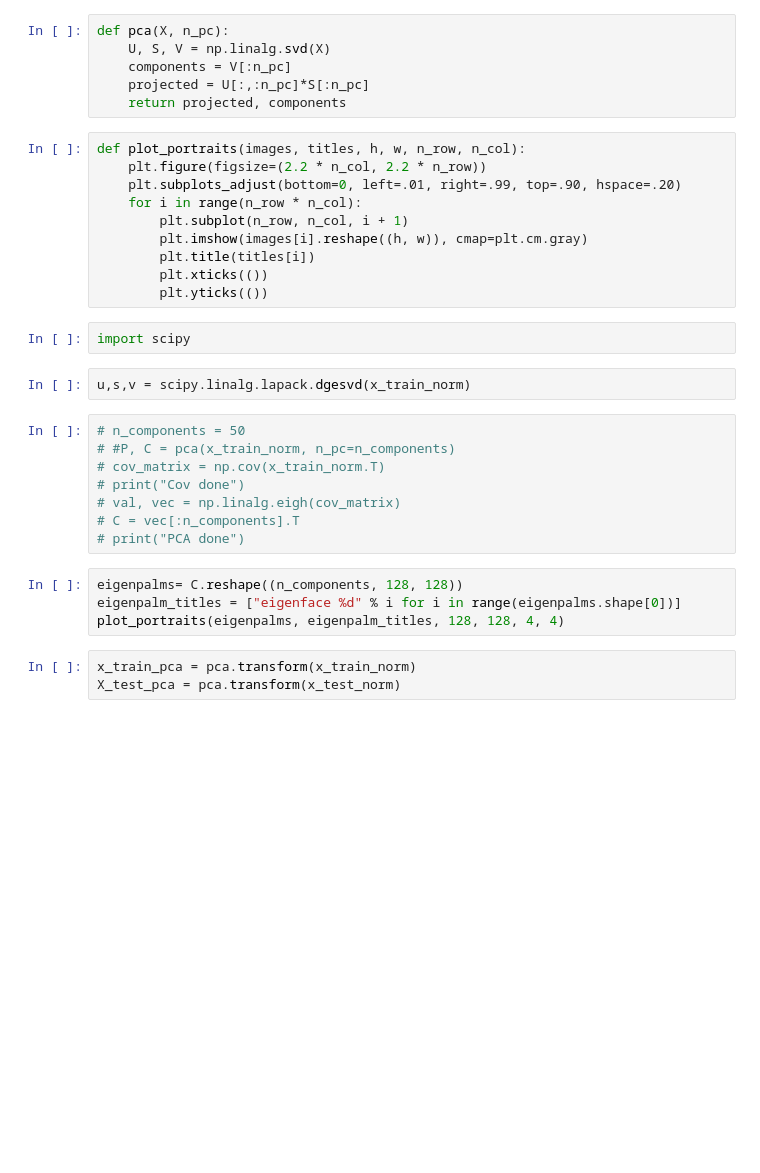
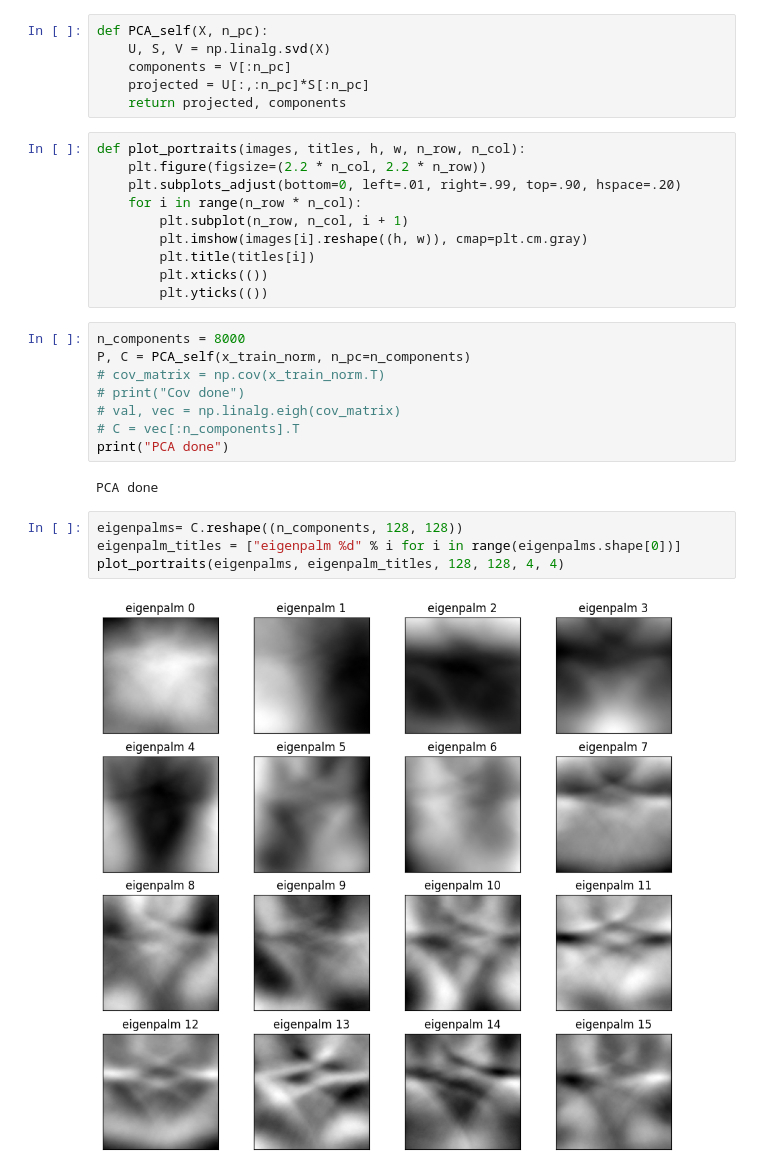
Before and after one commit to user3984/palmprint-verification, a Jupyter notebook: eigen_palm.ipynb, the cells around one changed output. Saved outputs shown, nothing was run; the diff lists cells and outputs as text; blank space fills up the shorter version.

```diff
--- a/eigen_palm.ipynb
+++ b/eigen_palm.ipynb
@@ -48,7 +48,7 @@ mean = np.mean(x_train,0)
 x_train_norm = x_train - mean[np.newaxis,:]
 x_test_norm = x_test - mean[np.newaxis,:]
 # %%
-def pca(X, n_pc):
+def PCA_self(X, n_pc):
     U, S, V = np.linalg.svd(X)
     components = V[:n_pc]
     projected = U[:,:n_pc]*S[:n_pc]
@@ -63,22 +63,19 @@ def plot_portraits(images, titles, h, w, n_row, n_col):
         plt.title(titles[i])
         plt.xticks(())
         plt.yticks(())
-# %%
-import scipy
-# %%
-u,s,v = scipy.linalg.lapack.dgesvd(x_train_norm)
 # %%
-# n_components = 50
-# #P, C = pca(x_train_norm, n_pc=n_components)
+n_components = 8000
+P, C = PCA_self(x_train_norm, n_pc=n_components)
 # cov_matrix = np.cov(x_train_norm.T)
 # print("Cov done")
 # val, vec = np.linalg.eigh(cov_matrix)
 # C = vec[:n_components].T
-# print("PCA done")
+print("PCA done")
+# %% [output]
+PCA done
 # %%
 eigenpalms= C.reshape((n_components, 128, 128))
-eigenpalm_titles = ["eigenface %d" % i for i in range(eigenpalms.shape[0])]
+eigenpalm_titles = ["eigenpalm %d" % i for i in range(eigenpalms.shape[0])]
 plot_portraits(eigenpalms, eigenpalm_titles, 128, 128, 4, 4)
+# %% [output]
+[figure, added]
-# %%
-x_train_pca = pca.transform(x_train_norm)
-X_test_pca = pca.transform(x_test_norm)
```
Also changed, not shown: parts of 13 cells of this notebook, 4 other files.
